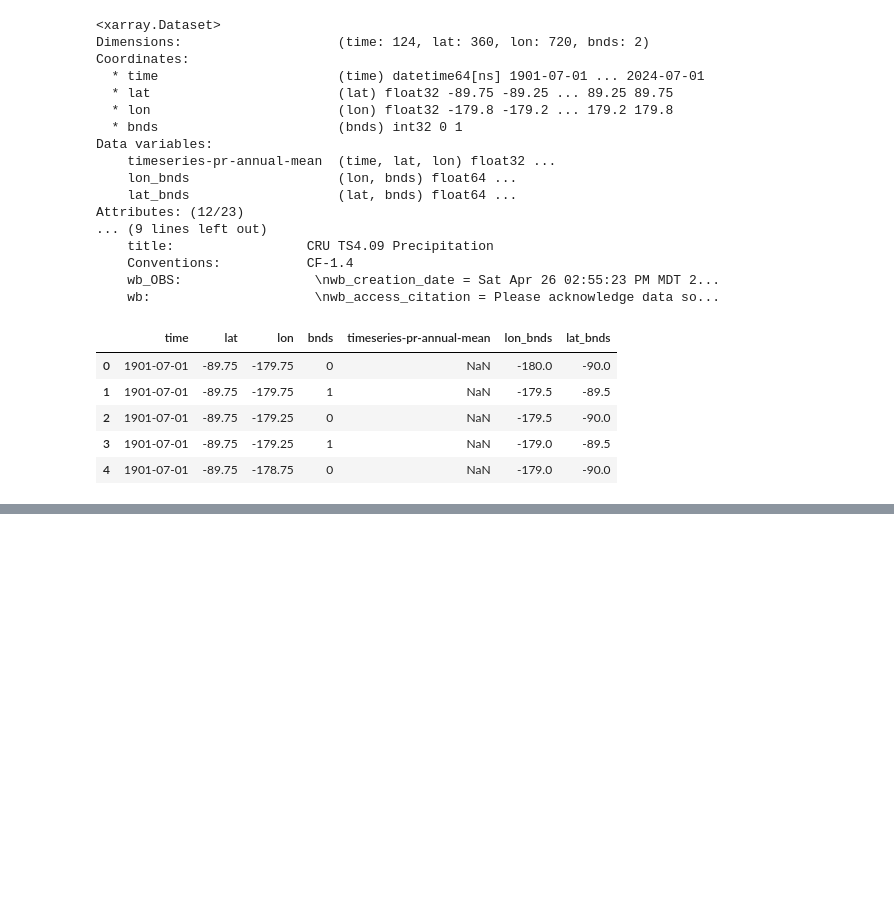
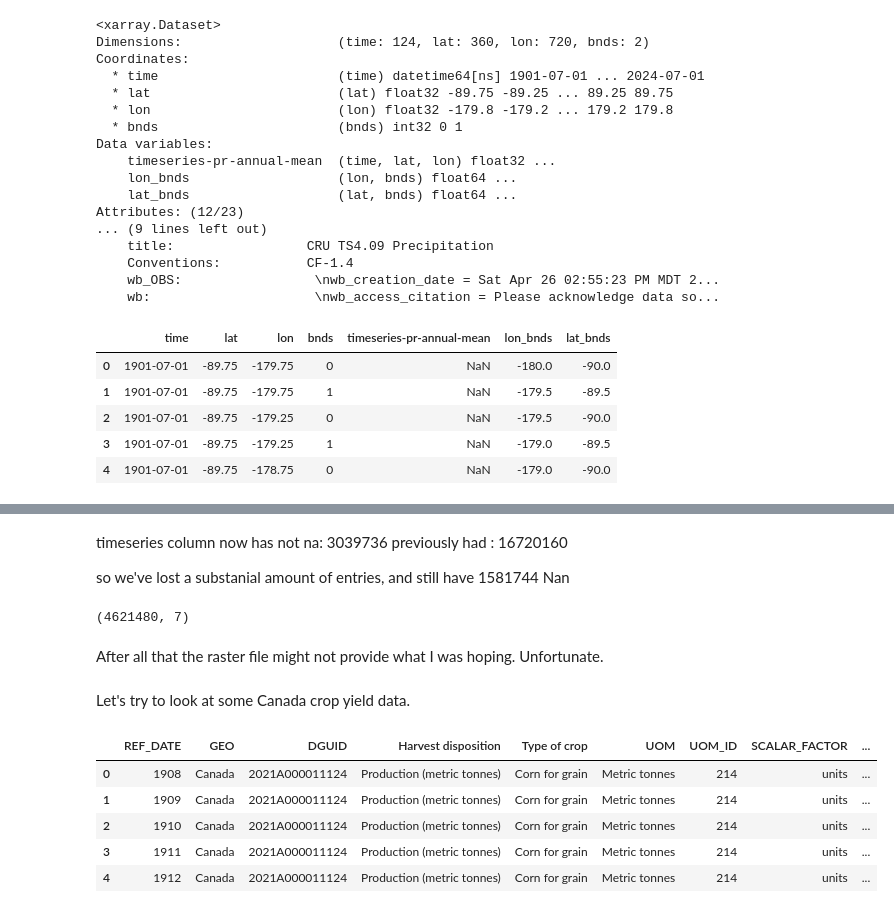
Before and after one commit to nickbartram/climate_agriculture_impact, a Jupyter notebook: main_backup.ipynb, the cells around one changed output, grey strips where cells are left out. Cells and saved outputs as stored; diff of their text form; code cells hidden in the pictures; blank space fills up the shorter version.

Commit message:
opened canada crop yield dataset

```diff
--- a/main_backup.ipynb
+++ b/main_backup.ipynb
@@ -491,0 +556,25 @@ raster_df.head()
+# %% [markdown]
+timeseries column now has not na: 3039736
+previously had                  : 16720160
+
+so we've lost a substanial amount of entries, and still have 1581744 Nan
+# %%
+# Shape of raster_df_filtered
+raster_df_filtered.shape
+# %% [output]
+(4621480, 7)
+# %% [markdown]
+After all that the raster file might not provide what I was hoping. Unfortunate.
+# %% [markdown]
+Let's try to look at some Canada crop yield data.
+# %%
+# Load Our World in Data CO2 data ('owid-co2-data.csv')
+canada_crops_df = pd.read_csv('Resources/3210035901_databaseLoadingData.csv')
+canada_crops_df.head()
+# %% [output]
+|  | REF_DATE | GEO | DGUID | Harvest disposition | Type of crop | UOM | UOM_ID | SCALAR_FACTOR | ... |
+| 0 | 1908 | Canada | 2021A000011124 | Production (metric tonnes) | Corn for grain | Metric tonnes | 214 | units | ... |
+| 1 | 1909 | Canada | 2021A000011124 | Production (metric tonnes) | Corn for grain | Metric tonnes | 214 | units | ... |
+| 2 | 1910 | Canada | 2021A000011124 | Production (metric tonnes) | Corn for grain | Metric tonnes | 214 | units | ... |
+| 3 | 1911 | Canada | 2021A000011124 | Production (metric tonnes) | Corn for grain | Metric tonnes | 214 | units | ... |
+| 4 | 1912 | Canada | 2021A000011124 | Production (metric tonnes) | Corn for grain | Metric tonnes | 214 | units | ... |
```
Also changed, not shown: parts of 9 cells of this notebook.
